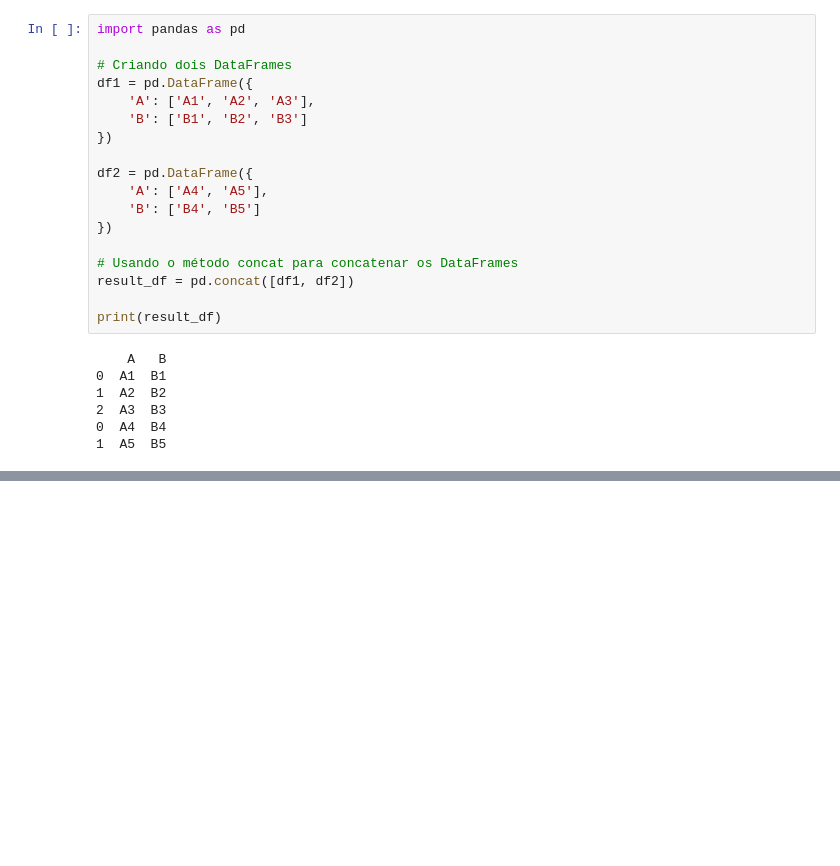
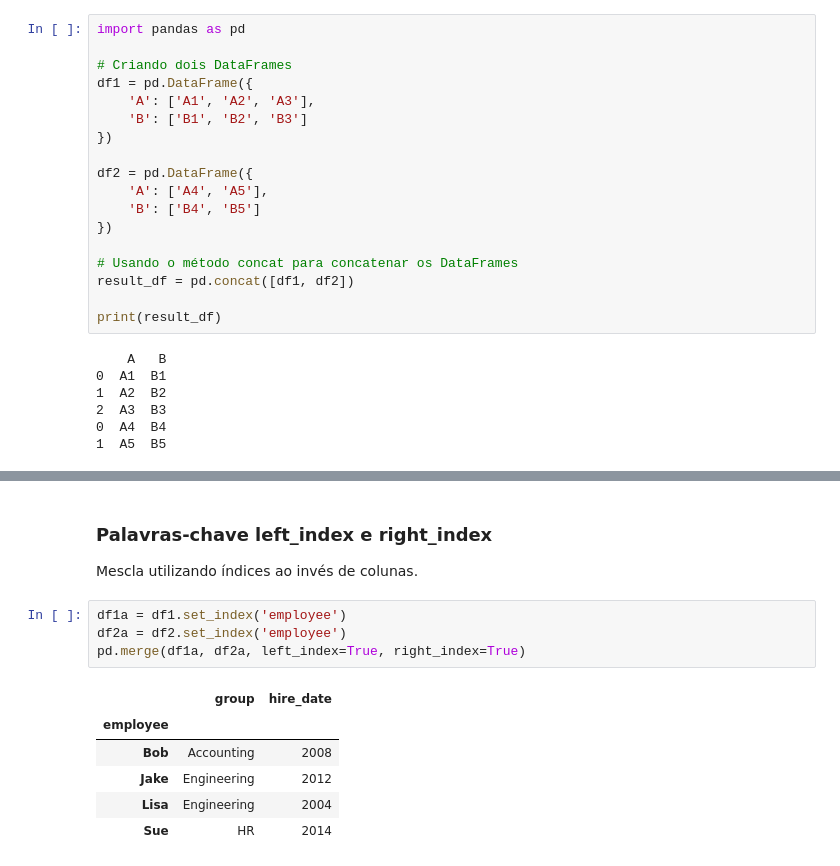
Before and after one commit to naticost/DataAnalytics, a Jupyter notebook: Python/Pandas/estudoPandas.ipynb, the cells around one changed output, grey strips where cells are left out. Saved outputs shown, nothing was run; the diff lists cells and outputs as text; blank space fills up the shorter version.

```diff
--- a/Python/Pandas/estudoPandas.ipynb
+++ b/Python/Pandas/estudoPandas.ipynb
@@ -664,0 +733,14 @@ print(result_df)
+# %% [markdown]
+### Palavras-chave left_index e right_index
+Mescla utilizando índices ao invés de colunas.
+# %%
+df1a = df1.set_index('employee')
+df2a = df2.set_index('employee')
+pd.merge(df1a, df2a, left_index=True, right_index=True)
+# %% [output]
+|  | group | hire_date |
+| employee |  |  |
+| Bob | Accounting | 2008 |
+| Jake | Engineering | 2012 |
+| Lisa | Engineering | 2004 |
+| Sue | HR | 2014 |
```
Also changed, not shown: parts of 23 cells of this notebook.
